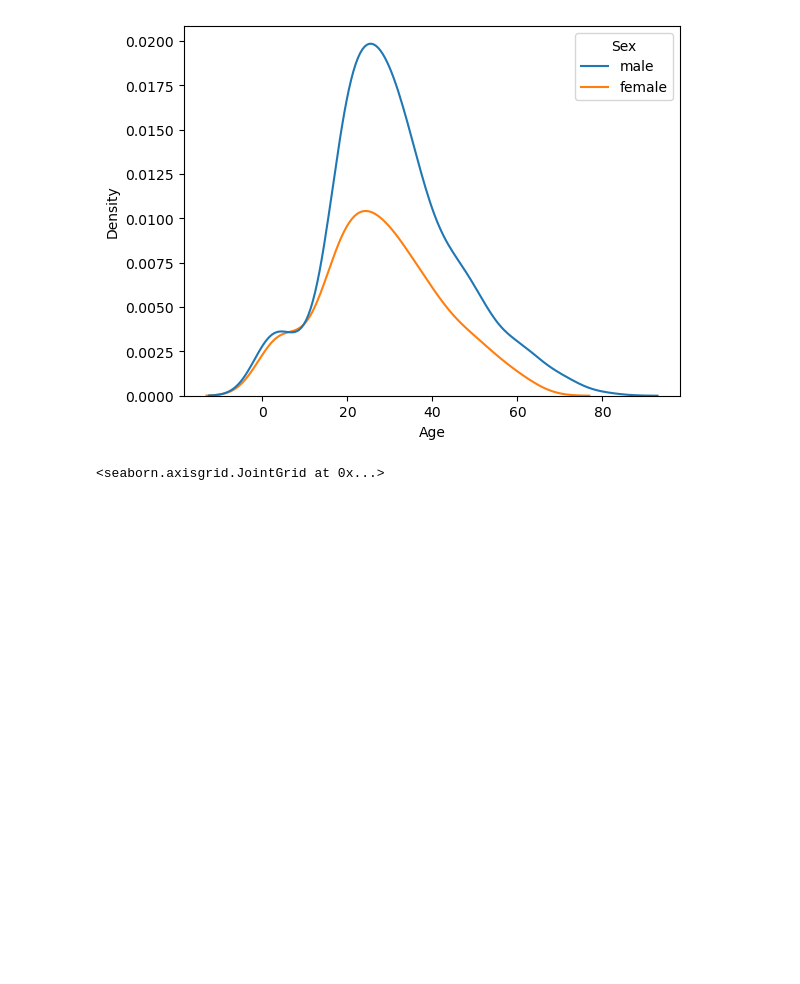
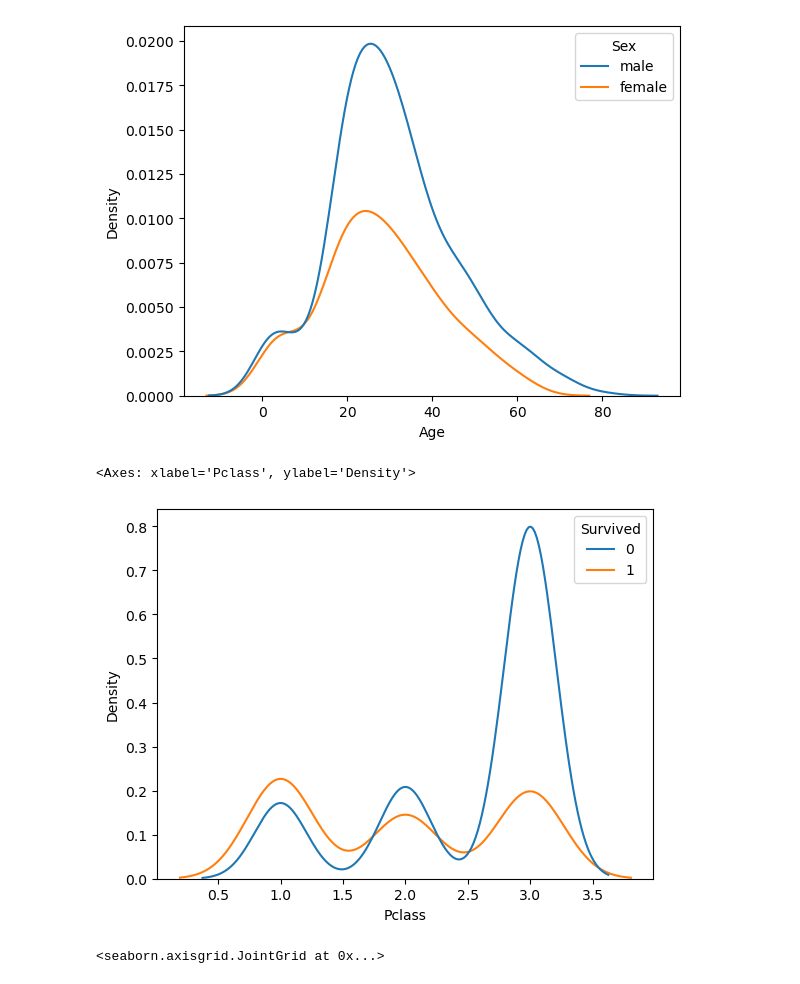
Before and after one commit to xploramit/Econometrics-using-python, a Jupyter notebook: Econometrics.ipynb, the cells around one changed output. Drawn from its saved outputs; the diff is of its cells as text; code cells hidden in the pictures; blank space fills up the shorter version.

```diff
--- a/Econometrics.ipynb
+++ b/Econometrics.ipynb
@@ -720,6 +720,11 @@ sns.kdeplot(data=titanic,x='Age',hue='Sex')
 # %% [output]
 <Axes: xlabel='Age', ylabel='Density'>
 [figure]
+# %%
+sns.kdeplot(data=titanic,x='Pclass',hue='Survived')
+# %% [output]
+<Axes: xlabel='Pclass', ylabel='Density'>
+[figure, added]
 # %%
  sns.jointplot(data=df, x="petal_length", y="sepal_length", kind="kde",fill=True,cbar=True)
 # %% [output]
```
Also changed, not shown: parts of 1 cell of this notebook.
